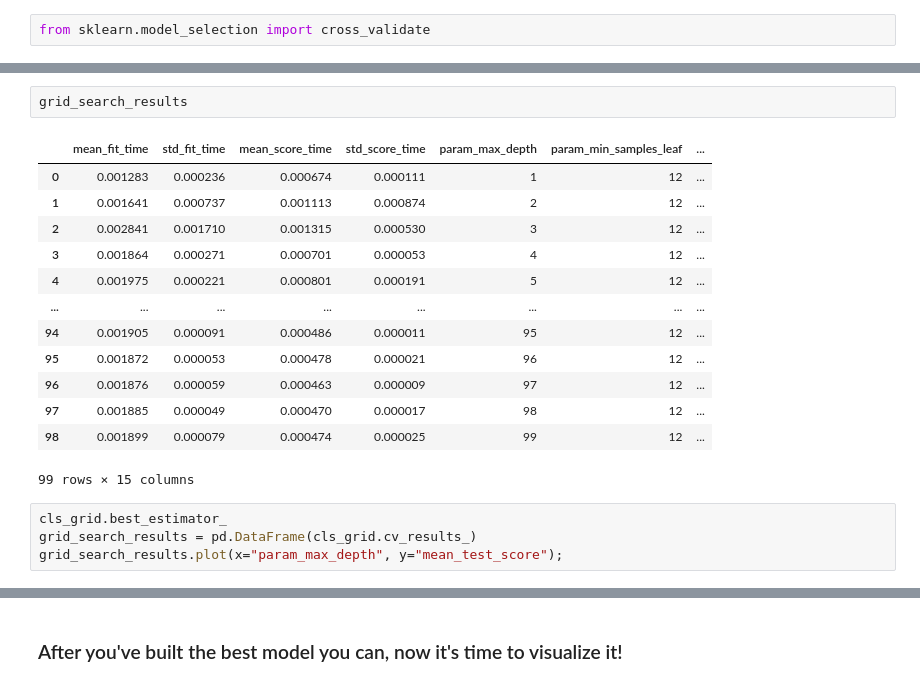
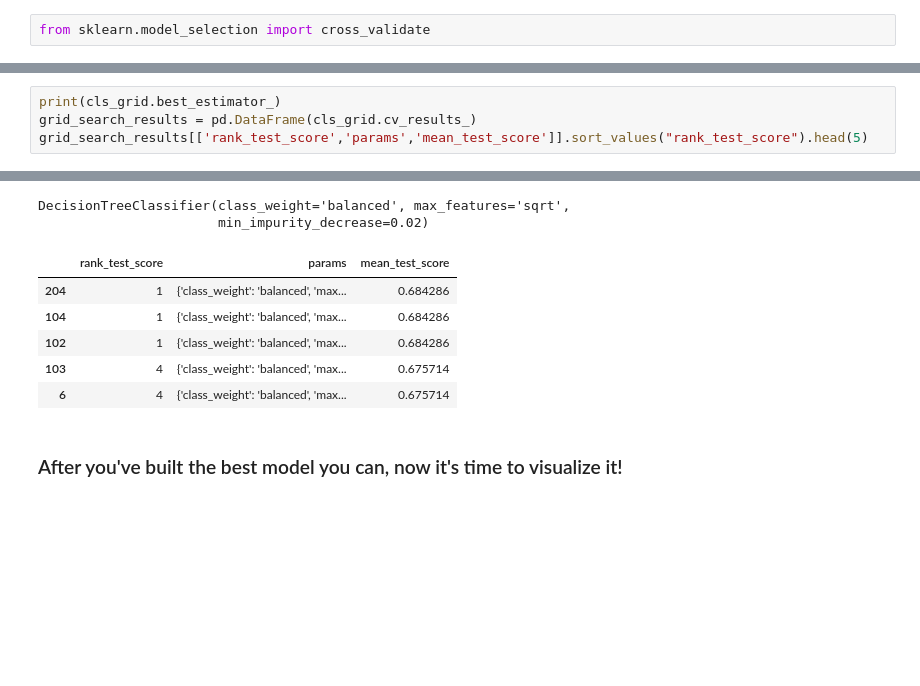
Before and after one commit to axa99/mec-mini-projects, a Jupyter notebook: mec-13.5.1-tree-based-algorithms-mini-project/Mini_Project_Tree-Based_Algorithms.ipynb, the cells around one changed output, grey strips where cells are left out. Cells and saved outputs as stored; diff of their text form; blank space fills up the shorter version.

```diff
--- a/mec-13.5.1-tree-based-algorithms-mini-project/Mini_Project_Tree-Based_Algorithms.ipynb
+++ b/mec-13.5.1-tree-based-algorithms-mini-project/Mini_Project_Tree-Based_Algorithms.ipynb
@@ -193,21 +211,5 @@ gridcv_results_df[['rank_test_score','params', 'mean_test_score']].sort_values('
-# %%
-grid_search_results
-# %% [output]
-|  | mean_fit_time | std_fit_time | mean_score_time | std_score_time | param_max_depth | param_min_samples_leaf | ... |
-| 0 | 0.001283 | 0.000236 | 0.000674 | 0.000111 | 1 | 12 | ... |
-| 1 | 0.001641 | 0.000737 | 0.001113 | 0.000874 | 2 | 12 | ... |
-| 2 | 0.002841 | 0.001710 | 0.001315 | 0.000530 | 3 | 12 | ... |
-| 3 | 0.001864 | 0.000271 | 0.000701 | 0.000053 | 4 | 12 | ... |
-| 4 | 0.001975 | 0.000221 | 0.000801 | 0.000191 | 5 | 12 | ... |
-| ... | ... | ... | ... | ... | ... | ... | ... |
-| 94 | 0.001905 | 0.000091 | 0.000486 | 0.000011 | 95 | 12 | ... |
-| 95 | 0.001872 | 0.000053 | 0.000478 | 0.000021 | 96 | 12 | ... |
-| 96 | 0.001876 | 0.000059 | 0.000463 | 0.000009 | 97 | 12 | ... |
-| 97 | 0.001885 | 0.000049 | 0.000470 | 0.000017 | 98 | 12 | ... |
-| 98 | 0.001899 | 0.000079 | 0.000474 | 0.000025 | 99 | 12 | ... |
-99 rows × 15 columns
 # %%
-cls_grid.best_estimator_
+print(cls_grid.best_estimator_)
 grid_search_results = pd.DataFrame(cls_grid.cv_results_)
-grid_search_results.plot(x="param_max_depth", y="mean_test_score");
+grid_search_results[['rank_test_score','params','mean_test_score']].sort_values("rank_test_score").head(5)
 # %% [output]
@@ -215,3 +216,11 @@ grid_search_results.plot(x="param_max_depth", y="mean_test_score");
+DecisionTreeClassifier(class_weight='balanced', max_features='sqrt',
+                       min_impurity_decrease=0.02)
+|  | rank_test_score | params | mean_test_score |
+| 204 | 1 | {'class_weight': 'balanced', 'max... | 0.684286 |
+| 104 | 1 | {'class_weight': 'balanced', 'max... | 0.684286 |
+| 102 | 1 | {'class_weight': 'balanced', 'max... | 0.684286 |
+| 103 | 4 | {'class_weight': 'balanced', 'max... | 0.675714 |
+| 6 | 4 | {'class_weight': 'balanced', 'max... | 0.675714 |
 # %% [markdown]
 ### After you've built the best model you can, now it's time to visualize it!
 # %% [markdown]
```
Also changed, not shown: parts of 8 cells of this notebook.
